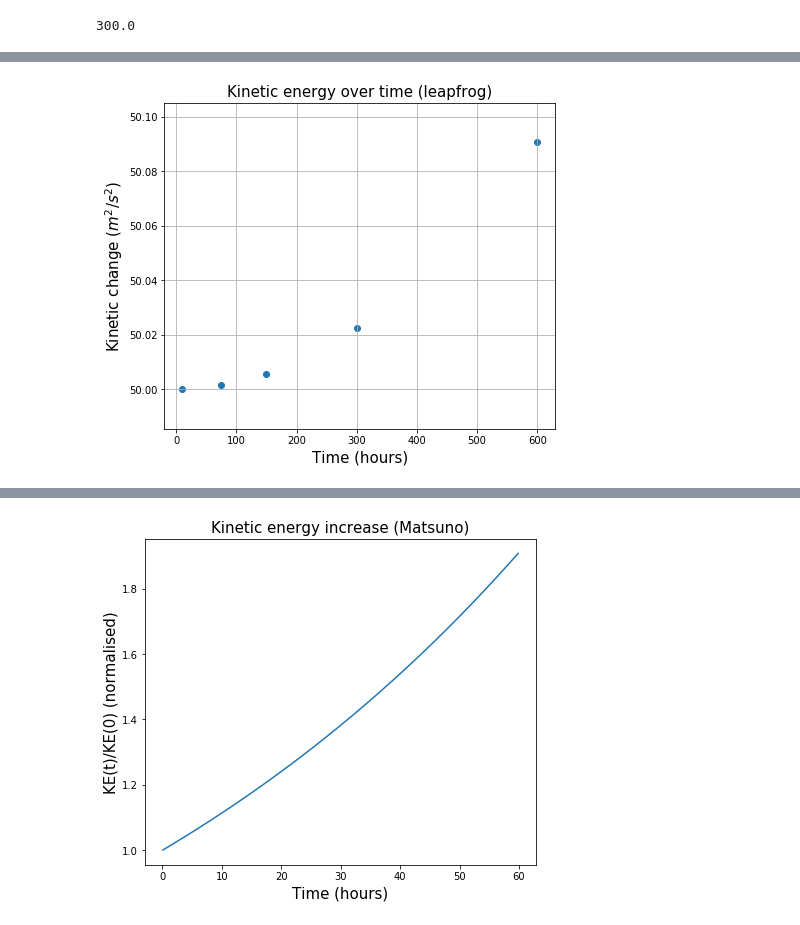
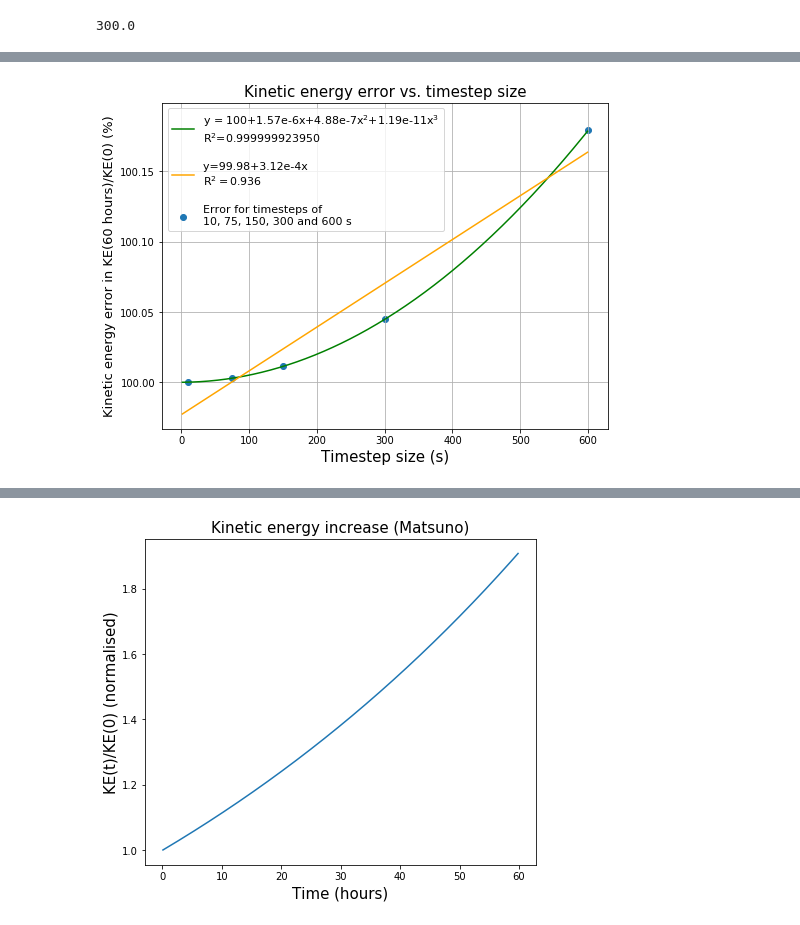
Before and after one commit to toonmaassen/SOAC, a Jupyter notebook: Exercise 1 .ipynb, the cells around one changed output, grey strips where cells are left out. Saved outputs shown, nothing was run; the diff lists cells and outputs as text; code cells hidden in the pictures.

```diff
--- a/Exercise 1 .ipynb
+++ b/Exercise 1 .ipynb
@@ -151,13 +153,23 @@ NameError: name 'f' is not defined
-# %%
-#Error in energy graph
-
-plt.figure(figsize=(7,6))
-plt.title('Kinetic energy over time (leapfrog)',fontsize=15)
-plt.scatter(timesteps,(KElist))
-plt.ylabel('Kinetic change ($m^2/s^2$)',fontsize=15)
-plt.xlabel('Time (hours)',fontsize=15)
-plt.grid()
-plt.show()
-# %% [output]
-[figure, removed]
+# %%
+plt.figure(figsize=(8,6))
+plt.title('Kinetic energy error vs. timestep size',fontsize=15)
+plt.scatter(xdata,ydata, label='Error for timesteps of \n10, 75, 150, 300 and 600 s')
+plt.plot(xlist,fit(xlist,*popt),'green',label='y = 100+1.57e‐6x+4.88e‐7x$^2$+1.19e‐11x$^3$ \nR$^{2}$=0.999999923950')
+plt.plot(xlist,fit2(xlist,*popt2),'orange',label='\ny=99.98+3.12e‐4x \nR$^2=0.936$\n')
+plt.xlabel('Timestep size (s)',fontsize=15)
+plt.ylabel('Kinetic energy error in KE(60 hours)/KE(0) (%)',fontsize=13)
+# these are matplotlib.patch.Patch properties
+#props = dict(boxstyle='round', facecolor='wheat', alpha=0.5)
+#textbox='$y=a+bx+cx^2+dx^3$ \n a=100, b=1.57e-6, \n $c=4.88e-7$, d=1.19e-11 \n $R^{2}$=0.999999923950'
+# place a text box in upper left in axes coords
+#plt.text(270, 100.19, textbox, fontsize=11,
+#        verticalalignment='top', horizontalalignment='right', bbox=props)
+plt.legend(fontsize=11)
+#add text with custom font
+plt.grid()
+plt.show()
+
+#You can get the residual sum of squares (ss_tot) with
+# %% [output]
+[figure, added]
 # %%
```
Also changed, not shown: parts of 21 cells of this notebook.
